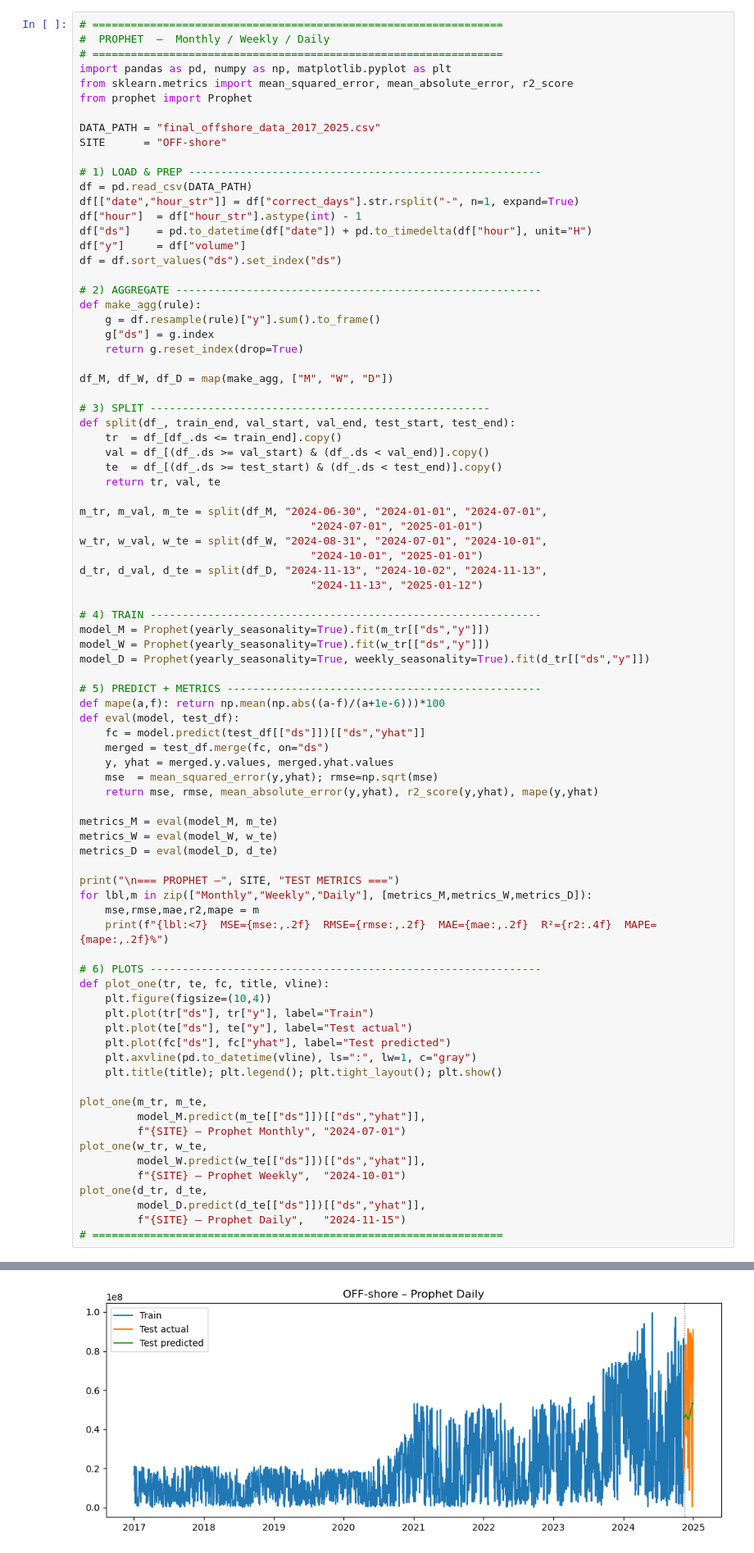
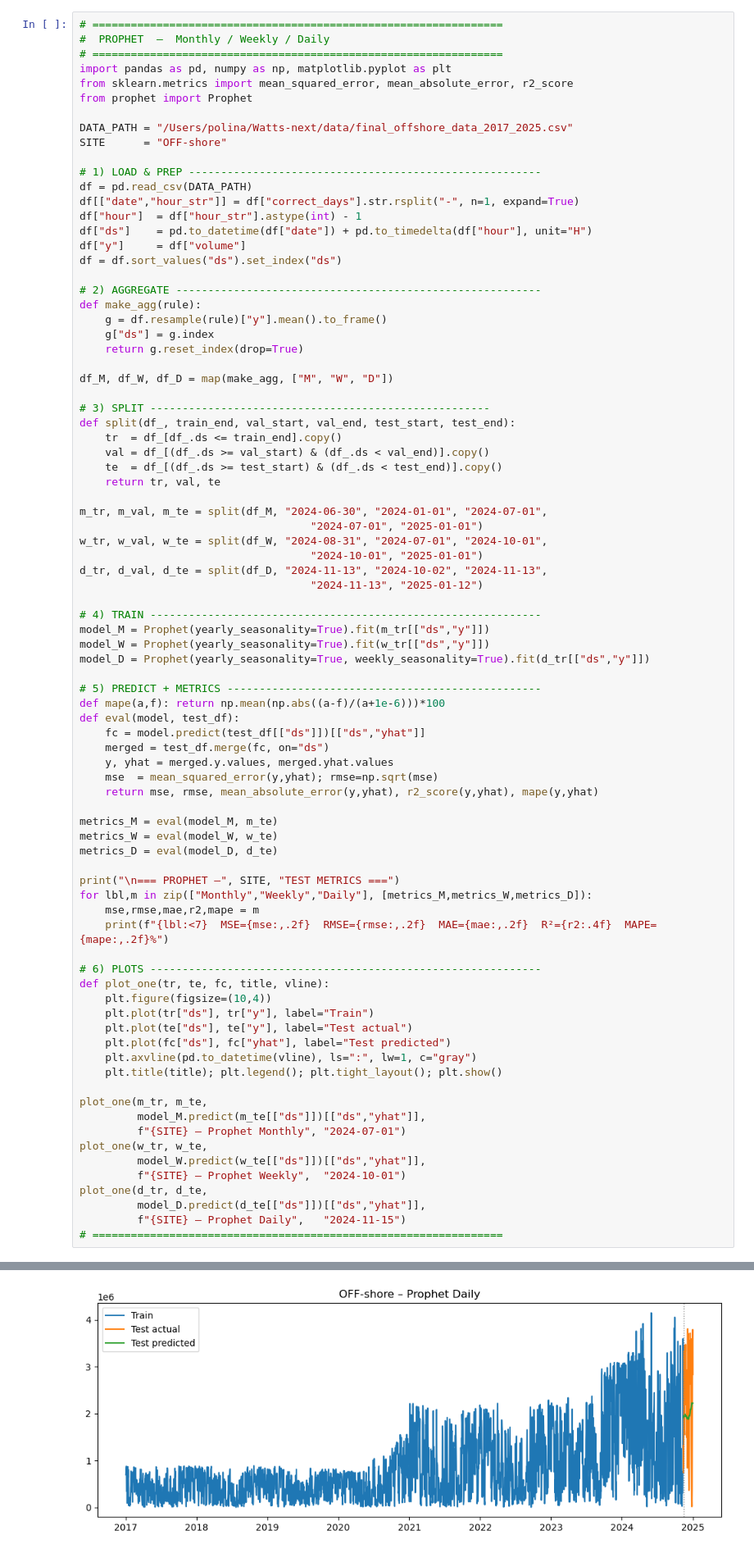
Before and after one commit to benrodion/Watts-next, a Jupyter notebook: models_prophet.ipynb, the cells around one changed output, grey strips where cells are left out. Shown: that part at 82% size. Cells and saved outputs as stored; diff of their text form.

Commit message:
data aggregation change

```diff
--- a/models_prophet.ipynb
+++ b/models_prophet.ipynb
@@ -6,7 +6,7 @@ import pandas as pd, numpy as np, matplotlib.pyplot as plt
 from sklearn.metrics import mean_squared_error, mean_absolute_error, r2_score
 from prophet import Prophet
 
-DATA_PATH = "final_offshore_data_2017_2025.csv"
+DATA_PATH = "/Users/polina/Watts-next/data/final_offshore_data_2017_2025.csv"
 SITE      = "OFF‑shore"
 
 # 1) LOAD & PREP -------------------------------------------------------
@@ -19,7 +19,7 @@ df = df.sort_values("ds").set_index("ds")
 
 # 2) AGGREGATE ---------------------------------------------------------
 def make_agg(rule):
-    g = df.resample(rule)["y"].sum().to_frame()
+    g = df.resample(rule)["y"].mean().to_frame()
     g["ds"] = g.index
     return g.reset_index(drop=True)
 
@@ -97,4 +97,4 @@ Daily    MSE=903,045,107,049,975.62  RMSE=30,050,708.93  MAE=27,373,605.62  R²=
-[figure, old version]
+[figure, new version]
 # %%
 # ================================================================
 #  PROPHET  –  Monthly / Weekly / Daily
```
Also changed, not shown: parts of 2 cells of this notebook, 1 other file.
